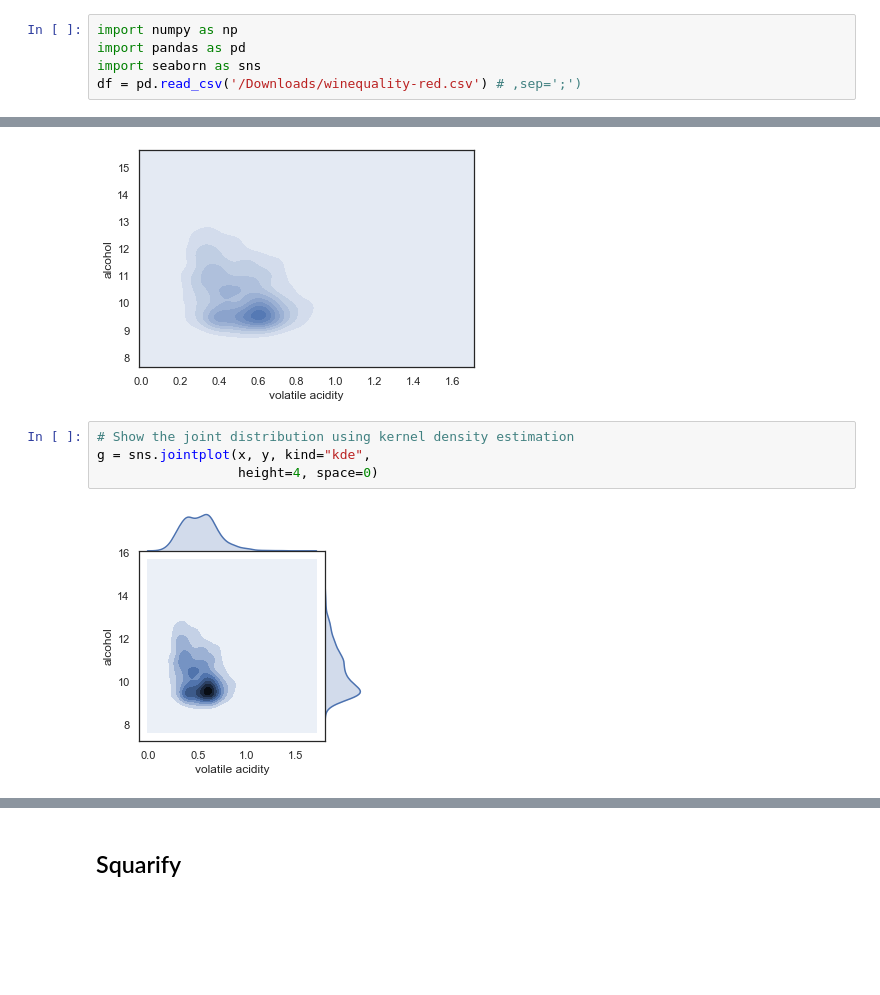
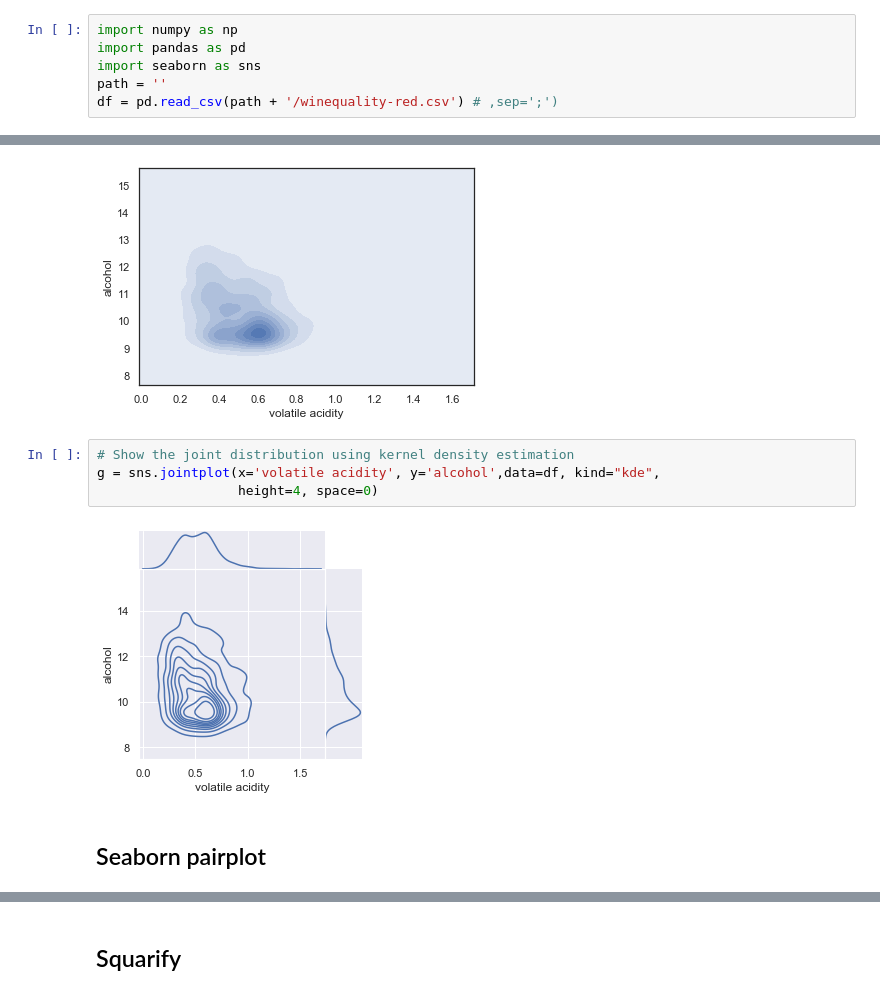
Before and after one commit to dataman-git/codes_for_articles, a Jupyter notebook: Use seaborn to do beautiful plots easy-git.ipynb, the cells around one changed output, grey strips where cells are left out. Saved outputs shown, nothing was run; the diff lists cells and outputs as text; blank space fills up the shorter version.

Commit message:
add the pairplots
add the pairplots

```diff
--- a/Use seaborn to do beautiful plots easy-git.ipynb
+++ b/Use seaborn to do beautiful plots easy-git.ipynb
@@ -4,7 +4,8 @@
 import numpy as np
 import pandas as pd
 import seaborn as sns
-df = pd.read_csv('/Downloads/winequality-red.csv') # ,sep=';')
+path = ''
+df = pd.read_csv(path + '/winequality-red.csv') # ,sep=';')
 # %%
 # ! pip install squarify
 # ! pip install --upgrade pip
@@ -218,7 +215,9 @@ sns.kdeplot(x, y,
 [figure]
 # %%
 # Show the joint distribution using kernel density estimation
-g = sns.jointplot(x, y, kind="kde",
+g = sns.jointplot(x='volatile acidity', y='alcohol',data=df, kind="kde",
                   height=4, space=0)
 # %% [output]
-[figure, old version]
+[figure, new version]
+# %% [markdown]
+## Seaborn pairplot
```
Also changed, not shown: parts of 12 cells of this notebook.
